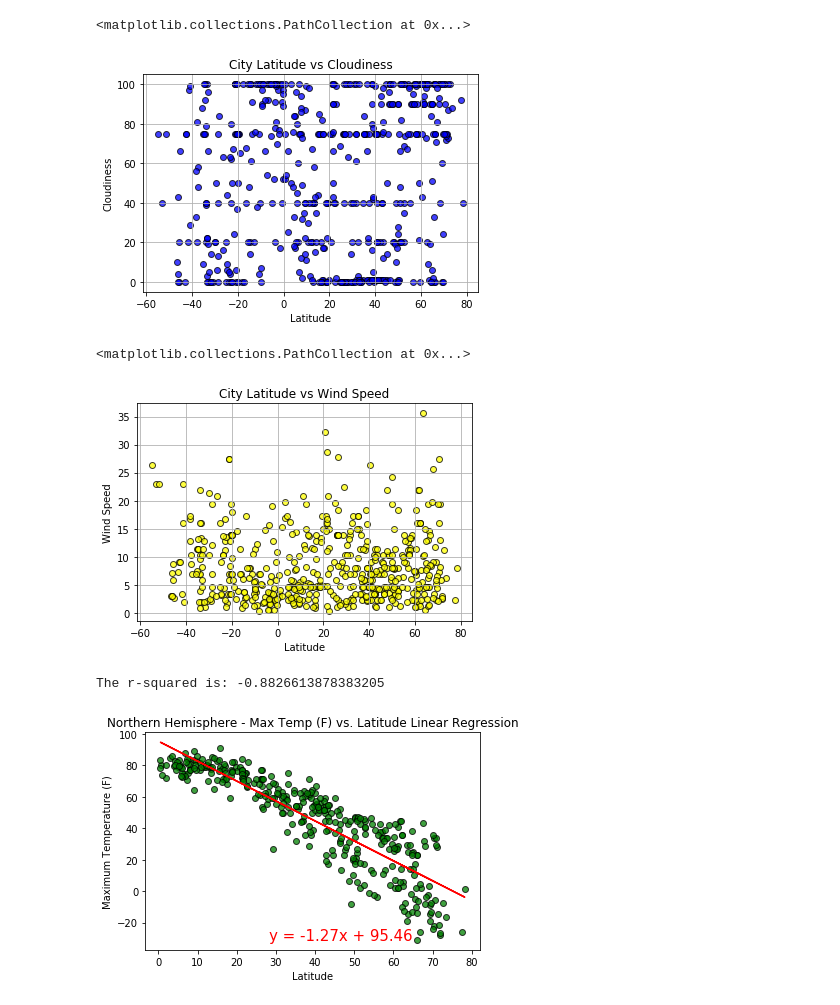
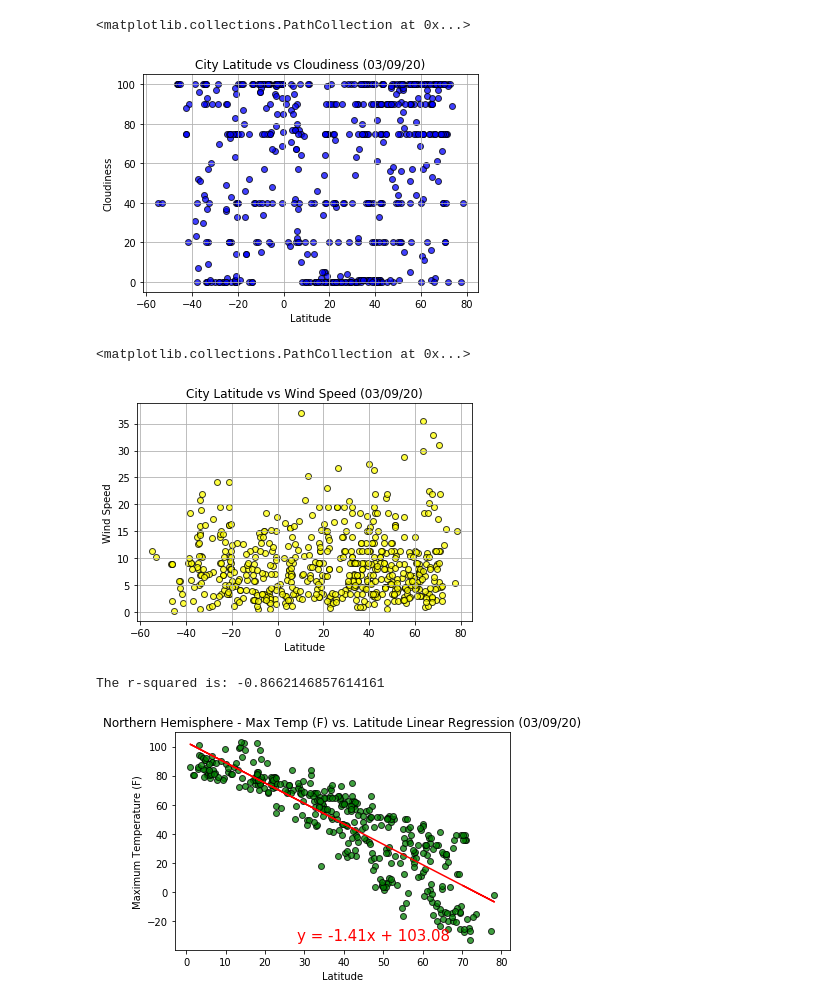
Before and after one commit to vijay-mygit/Python-API-Challenge, a Jupyter notebook: WeatherPy/WeatherPy.ipynb, the cells around one changed output. Cells and saved outputs as stored; diff of their text form; code cells hidden in the pictures.

```diff
--- a/WeatherPy/WeatherPy.ipynb
+++ b/WeatherPy/WeatherPy.ipynb
@@ -163,58 +170,58 @@ plt.scatter(x_axis,y_axis, marker="o", facecolors="red", edgecolors="black", alp
 x_axis = weather_data["Latitude"]
 y_axis = weather_data["Cloudiness"]
 plt.grid()
-plt.title("City Latitude vs Cloudiness")
+plt.title(f"City Latitude vs Cloudiness ({Date})")
 plt.xlabel("Latitude")
 plt.ylabel("Cloudiness")
 plt.scatter(x_axis,y_axis, marker="o", facecolors="blue", edgecolors="black",
             alpha=0.75)
 # %% [output]
 <matplotlib.collections.PathCollection at 0x...>
-[figure, old version]
+[figure, new version]
 # %%
 #Latitude vs. Wind Speed Plot
 
 x_axis = weather_data["Latitude"]
 y_axis = weather_data["Wind Speed"]
 plt.grid()
-plt.title("City Latitude vs Wind Speed")
+plt.title(f"City Latitude vs Wind Speed ({Date})")
 plt.xlabel("Latitude")
 plt.ylabel("Wind Speed")
 plt.scatter(x_axis,y_axis, marker="o", facecolors="yellow", edgecolors="black",alpha=0.75)
 # %% [output]
 <matplotlib.collections.PathCollection at 0x...>
-[figure, old version]
+[figure, new version]
 # %%
 # Creating a function to create Linear Regression plots
 
 
 def linear_regression(x_values,y_values,color):
     (slope,intercept,rvalue,pvalue,stderr) = linregress(x_values,y_values)
     print(f"The r-squared is: {rvalue}")
     regress_value = x_values*slope + intercept
     plt.scatter(x_values,y_values, marker="o", facecolors=color, edgecolors="black",alpha=0.75)
     plt.plot(x_values,regress_value,"r-")
     line_eq = "y = " + str(round(slope,2)) + "x + " + str(round(intercept,2))
     plt.annotate(line_eq,(x_values.max()-50,y_values.min()),fontsize=15,color='red')
 
 # Creating Northern and Southern Hemisphere DataFrames
 
 #Northern Hemishere DataFrame
 Data_north = weather_data.loc[weather_data["Latitude"]>0,:]
 
 #Southern Hemishere DataFrame
 Data_south = weather_data.loc[weather_data["Latitude"]<0,:]
 
 
 #Northern Hemisphere - Max Temp vs. Latitude Linear Regression
 
-plt.title("Northern Hemisphere - Max Temp (F) vs. Latitude Linear Regression")
+plt.title(f"Northern Hemisphere - Max Temp (F) vs. Latitude Linear Regression ({Date})")
 plt.xlabel("Latitude")
 plt.ylabel("Maximum Temperature (F)")
 linear_regression(Data_north["Latitude"],Data_north["Max Temperature"],"green")
 # %% [output]
-The r-squared is: -0.8826613878383205
+The r-squared is: -0.8662146857614161
-[figure, old version]
+[figure, new version]
 # %%
 #Southern Hemisphere - Max Temp vs. Latitude Linear Regression
 
```
Also changed, not shown: parts of 12 cells of this notebook, 2 other files.
